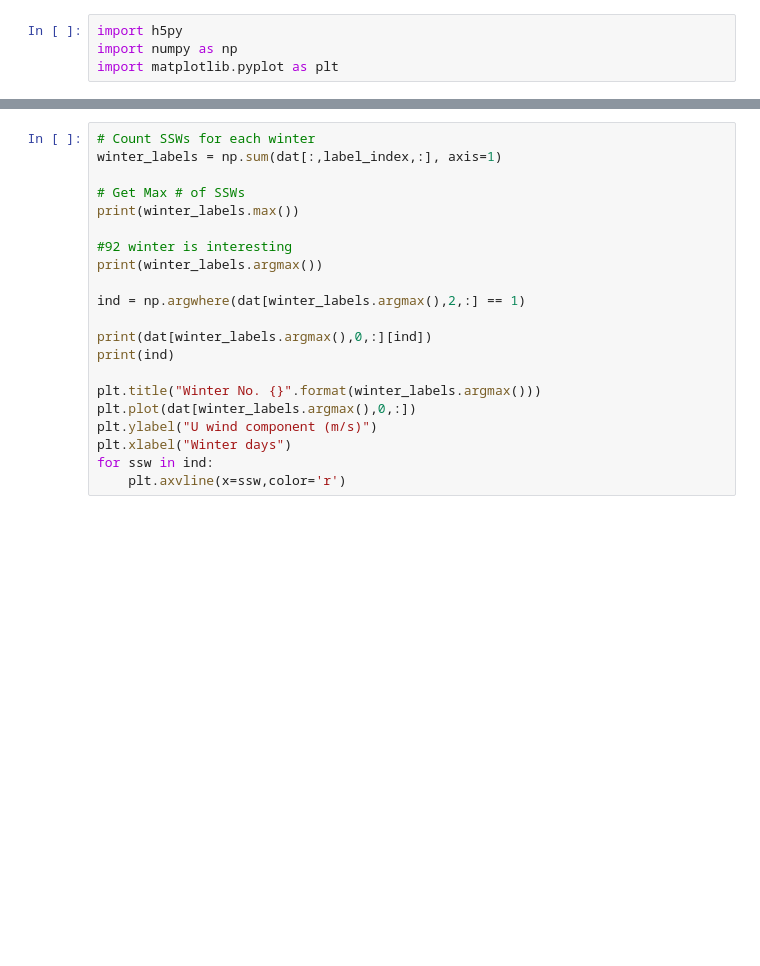
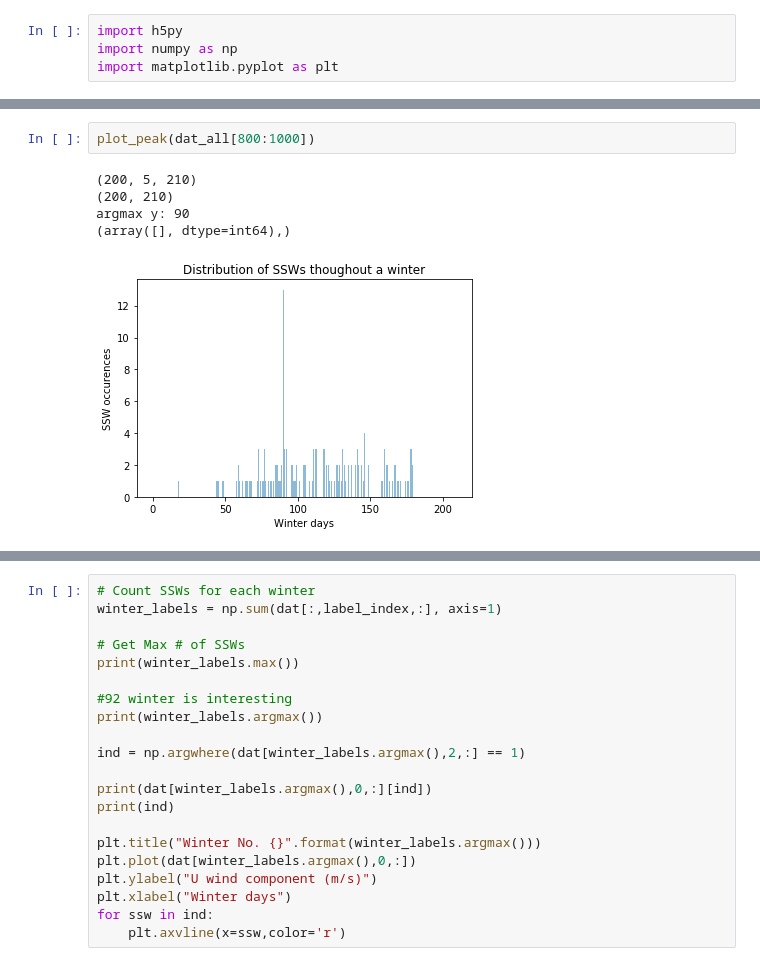
Before and after one commit to mcbuehler/ssw-prediction, a Jupyter notebook: notebooks/timeseries_exploration.ipynb, the cells around one changed output, grey strips where cells are left out. Cells and saved outputs as stored; diff of their text form; blank space fills up the shorter version.

```diff
--- a/notebooks/timeseries_exploration.ipynb
+++ b/notebooks/timeseries_exploration.ipynb
@@ -65,0 +90,8 @@ plt.show()
+# %%
+plot_peak(dat_all[800:1000])
+# %% [output]
+(200, 5, 210)
+(200, 210)
+argmax y: 90
+(array([], dtype=int64),)
+[figure, added]
```
Also changed, not shown: parts of 12 cells of this notebook.
